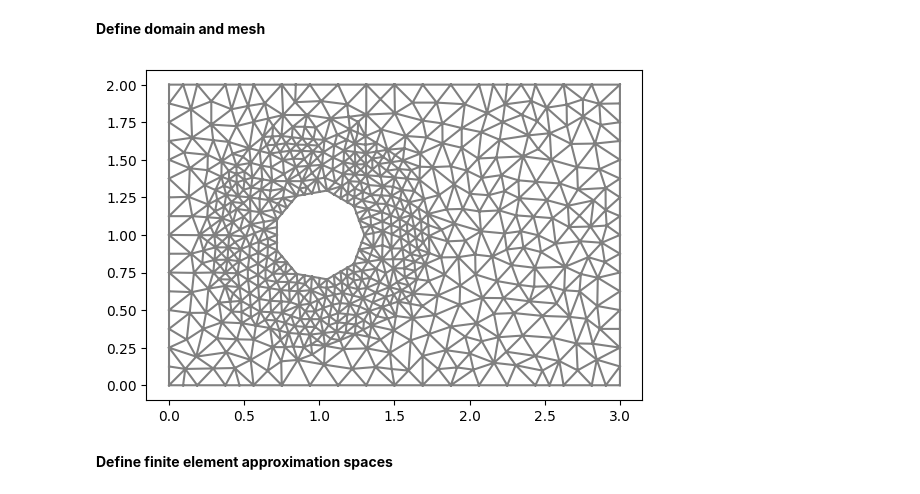
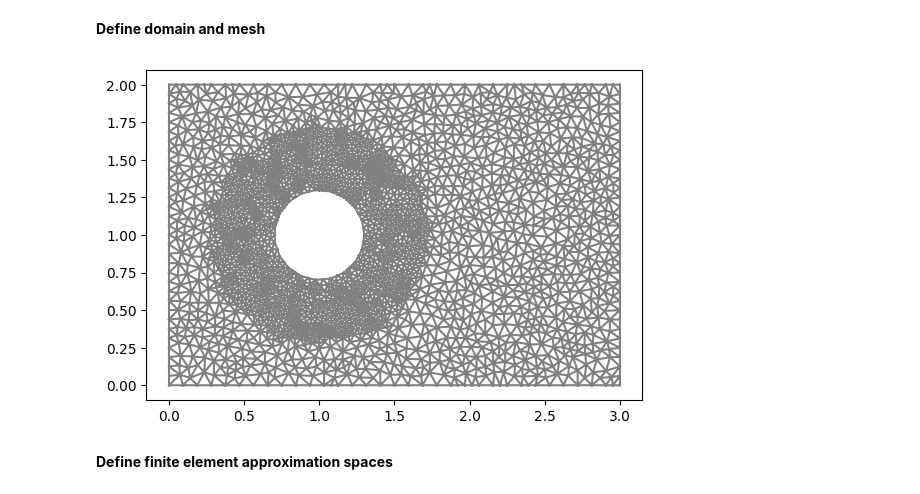
Before and after one commit to pouvelenc/DD2365-aflum, a Jupyter notebook: drag_crisis_project.ipynb, the cells around one changed output. Saved outputs shown, nothing was run; the diff lists cells and outputs as text; code cells hidden in the pictures.

```diff
--- a/drag_crisis_project.ipynb
+++ b/drag_crisis_project.ipynb
@@ -128,37 +128,37 @@ upper = Upper()
 skin_friction = Skin_Friction()
 
 # Generate mesh (examples with and without a hole in the mesh)
-resolution = 16
+resolution = 32
 #mesh = RectangleMesh(Point(0.0, 0.0), Point(L, H), L*resolution, H*resolution)
 #mesh = generate_mesh(Rectangle(Point(0.0,0.0), Point(L,H)) - Circle(Point(xc,yc),rc), resolution)
 mesh = generate_mesh(Rectangle(Point(0.0,0.0), Point(L,H)) - Circle(Point(xc,yc),rc) + Circle(Point(1.5,0.88),0.1), resolution)
 #mesh = generate_mesh(Rectangle(Point(0.0,0.0), Point(L,H)) - Circle(Point(xc,yc),rc) - Rectangle(Point(xc, yc-rc), Point(xc+2.0, yc+rc)), resolution)
 
 # Local mesh refinement (specified by a cell marker)
 no_levels = 1
 for i in range(0,no_levels):
   cell_marker = MeshFunction("bool", mesh, mesh.topology().dim())
   for cell in cells(mesh):
     cell_marker[cell] = False
     p = cell.midpoint()
     if p.distance(Point(xc, yc)) < 0.7:
         cell_marker[cell] = True
   mesh = refine(mesh, cell_marker)
 
 # Define mesh functions (for boundary conditions)
 boundaries = MeshFunction("size_t", mesh, mesh.topology().dim()-1)
 boundaries.set_all(0)
 left.mark(boundaries, 1)
 right.mark(boundaries, 2)
 lower.mark(boundaries, 3)
 upper.mark(boundaries, 4)
 skin_friction.mark(boundaries, 5)
 
 plt.figure()
 plot(mesh)
 plt.show()
 # %% [output]
-[figure, old version]
+[figure, new version]
 # %% [markdown]
 **Define finite element approximation spaces**
 # %%
```
Also changed, not shown: parts of 3 cells of this notebook.
